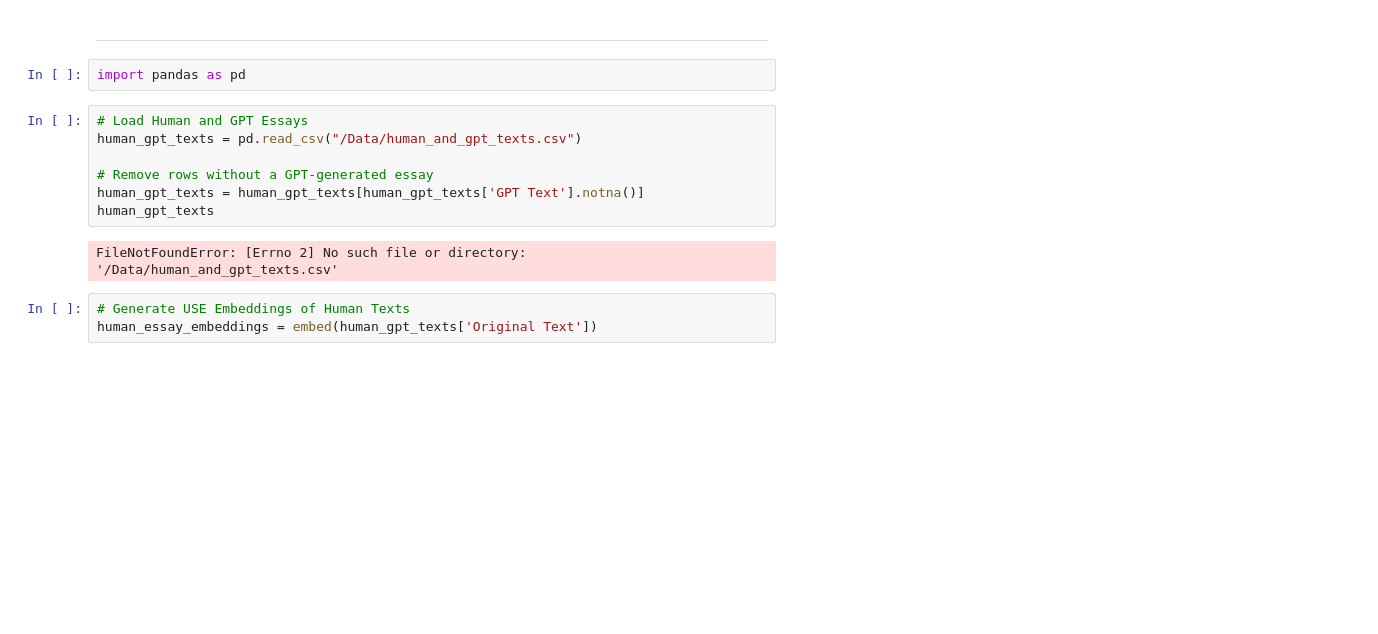
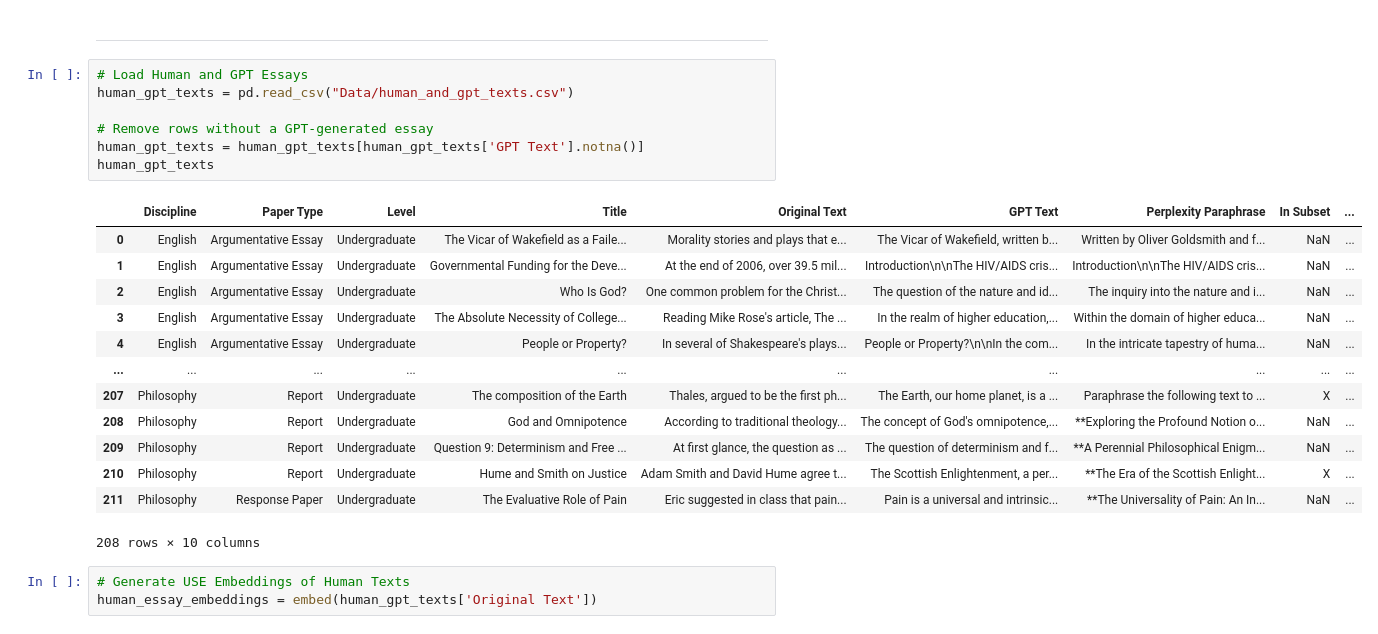
Before and after one commit to james-weichert/dupe, a Jupyter notebook: semantic-similarity.ipynb, the cells around one changed output. Saved outputs shown, nothing was run; the diff lists cells and outputs as text; blank space fills up the shorter version.

```diff
--- a/semantic-similarity.ipynb
+++ b/semantic-similarity.ipynb
@@ -71,17 +72,27 @@ run_and_plot(messages)
 [figure]
 # %% [markdown]
 <hr>
-# %%
-import pandas as pd
 # %%
 # Load Human and GPT Essays
-human_gpt_texts = pd.read_csv("/Data/human_and_gpt_texts.csv")
+human_gpt_texts = pd.read_csv("Data/human_and_gpt_texts.csv")
 
 # Remove rows without a GPT-generated essay
 human_gpt_texts = human_gpt_texts[human_gpt_texts['GPT Text'].notna()]
 human_gpt_texts
 # %% [output]
+|  | Discipline | Paper Type | Level | Title | Original Text | GPT Text | Perplexity Paraphrase | In Subset | ... |
+| 0 | English | Argumentative Essay | Undergraduate | The Vicar of Wakefield as a Faile... | Morality stories and plays that e... | The Vicar of Wakefield, written b... | Written by Oliver Goldsmith and f... | NaN | ... |
+| 1 | English | Argumentative Essay | Undergraduate | Governmental Funding for the Deve... | At the end of 2006, over 39.5 mil... | Introduction\n\nThe HIV/AIDS cris... | Introduction\n\nThe HIV/AIDS cris... | NaN | ... |
+| 2 | English | Argumentative Essay | Undergraduate | Who Is God? | One common problem for the Christ... | The question of the nature and id... | The inquiry into the nature and i... | NaN | ... |
+| 3 | English | Argumentative Essay | Undergraduate | The Absolute Necessity of College... | Reading Mike Rose's article, The ... | In the realm of higher education,... | Within the domain of higher educa... | NaN | ... |
+| 4 | English | Argumentative Essay | Undergraduate | People or Property? | In several of Shakespeare's plays... | People or Property?\n\nIn the com... | In the intricate tapestry of huma... | NaN | ... |
+| ... | ... | ... | ... | ... | ... | ... | ... | ... | ... |
+| 207 | Philosophy | Report | Undergraduate | The composition of the Earth | Thales, argued to be the first ph... | The Earth, our home planet, is a ... | Paraphrase the following text to ... | X | ... |
+| 208 | Philosophy | Report | Undergraduate | God and Omnipotence | According to traditional theology... | The concept of God's omnipotence,... | **Exploring the Profound Notion o... | NaN | ... |
+| 209 | Philosophy | Report | Undergraduate | Question 9: Determinism and Free ... | At first glance, the question as ... | The question of determinism and f... | **A Perennial Philosophical Enigm... | NaN | ... |
+| 210 | Philosophy | Report | Undergraduate | Hume and Smith on Justice | Adam Smith and David Hume agree t... | The Scottish Enlightenment, a per... | **The Era of the Scottish Enlight... | X | ... |
+| 211 | Philosophy | Response Paper | Undergraduate | The Evaluative Role of Pain | Eric suggested in class that pain... | Pain is a universal and intrinsic... | **The Universality of Pain: An In... | NaN | ... |
-FileNotFoundError: [Errno 2] No such file or directory: '/Data/human_and_gpt_texts.csv'
+208 rows × 10 columns
 # %%
 # Generate USE Embeddings of Human Texts
 human_essay_embeddings = embed(human_gpt_texts['Original Text'])
```
Also changed, not shown: parts of 1 cell of this notebook, 11 other files.
